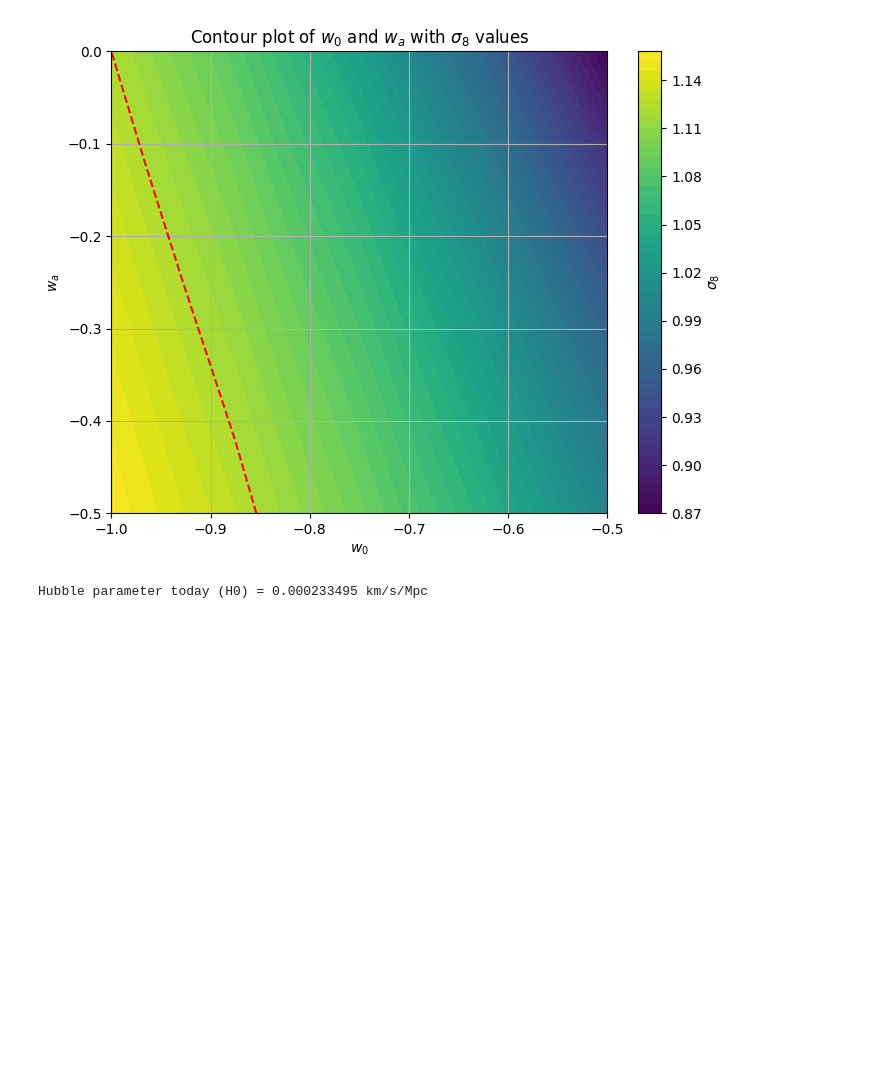
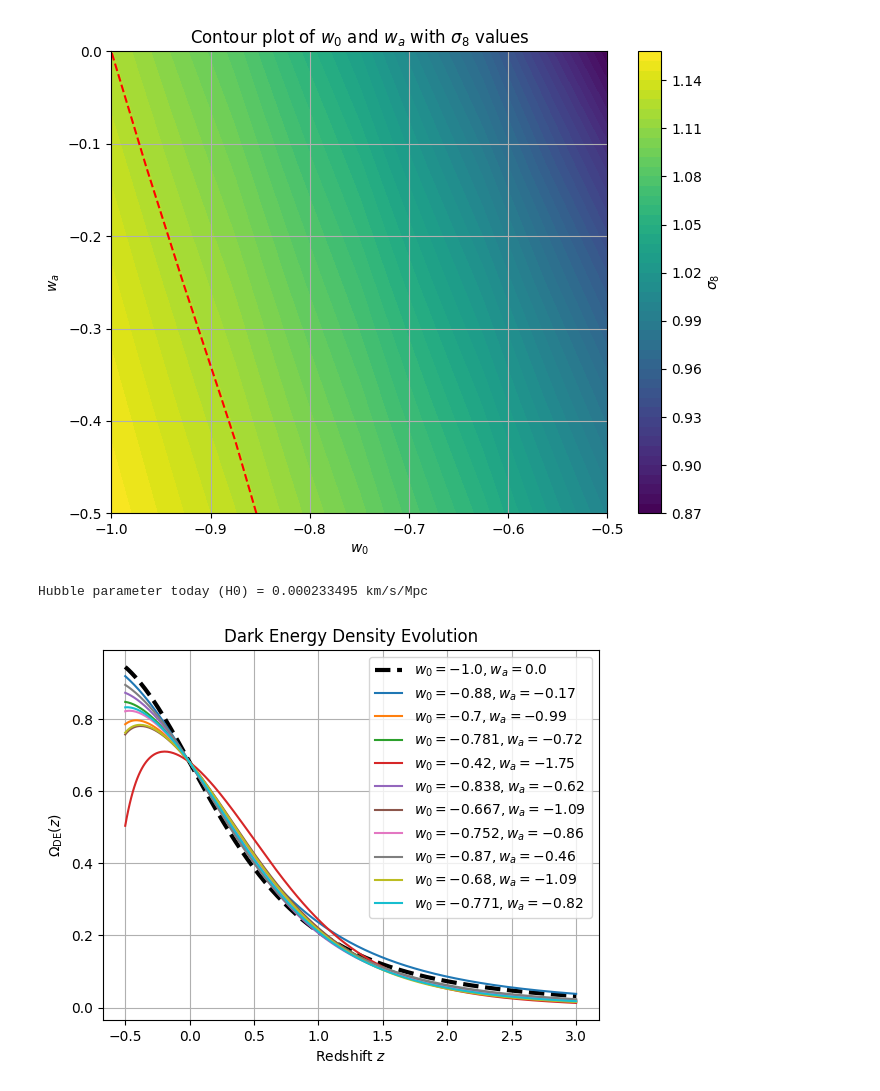
Before and after one commit to santiagocasas/clapp, a Jupyter notebook: notebooks/cosmology_validation.ipynb, the cells around one changed output. Drawn from its saved outputs; the diff is of its cells as text; code cells hidden in the pictures; blank space fills up the shorter version.

```diff
--- a/notebooks/cosmology_validation.ipynb
+++ b/notebooks/cosmology_validation.ipynb
@@ -1117,3 +1120,55 @@ H0 = LCDM.Hubble(0)  # Hubble parameter at redshift z=0
 print(f"Hubble parameter today (H0) = {H0:.9f} km/s/Mpc")
 # %% [output]
 Hubble parameter today (H0) = 0.000233495 km/s/Mpc
+# %%
+import numpy as np
+import matplotlib.pyplot as plt
+from scipy.integrate import quad
+
+# Parametrization of w(z)
+def w_z(z, w0, wa):
+    return w0 + wa * z / (1 + z)
+
+# Define \hat{w}_DE(z)
+def w_hat_DE(z, w0, wa):
+    integrand = lambda zp: w_z(zp, w0, wa) / (1 + zp)
+    integral, _ = quad(integrand, 0, z)
+    return integral / np.log(1 + z)
+
+# Compute rho_DE(z) / rho_DE^0
+def rho_DE_over_rho0(z_array, w0, wa):
+    rho_ratio = np.zeros_like(z_array)
+    for i, z in enumerate(z_array):
+        w_hat = w_hat_DE(z, w0, wa)
+        a_ratio = 1 / (1 + z)
+        rho_ratio[i] = a_ratio ** (-3 * (1 + w_hat))
+    return rho_ratio
+
+# Example usage
+z_array = np.linspace(-0.5, 3, 300)
+w0 = -1.0
+wa = 0.
+Omega_de = 0.68
+Omega_m = 1-Omega_de
+rho_ratio = rho_DE_over_rho0(z_array, w0, wa)
+
+def E_Hubble(z, Omega_m0, Omega_de0, w0, wa):
+    return np.sqrt(Omega_m0 * (1+z)**3 + Omega_de0 * rho_DE_over_rho0(z, w0, wa))
+
+def Omega_de_ofz(z, Omega_m0, Omega_de0, w0, wa):
+    return Omega_de0 * rho_DE_over_rho0(z, w0, wa) / E_Hubble(z, Omega_m0, Omega_de0, w0, wa)**2
+
+w0 = -1.0
+wa = 0.
+# Plotting
+plt.plot(z_array, Omega_de_ofz(z_array, Omega_m, Omega_de, w0, wa), label=rf"$w_0={w0}, w_a={wa}$", lw=3, ls="--", c='k')
+for w0, wa in zip(w0_desi, wa_desi):
+    plt.plot(z_array, Omega_de_ofz(z_array, Omega_m, Omega_de, w0, wa), label=rf"$w_0={w0}, w_a={wa}$ ")
+plt.xlabel("Redshift $z$")
+plt.ylabel(r"$\Omega_{\rm DE}(z)$")
+plt.title("Dark Energy Density Evolution")
+plt.legend()
+plt.grid(True)
+plt.show()
+# %% [output]
+[figure, added]
```
Also changed, not shown: parts of 9 cells of this notebook, 5 other files.
